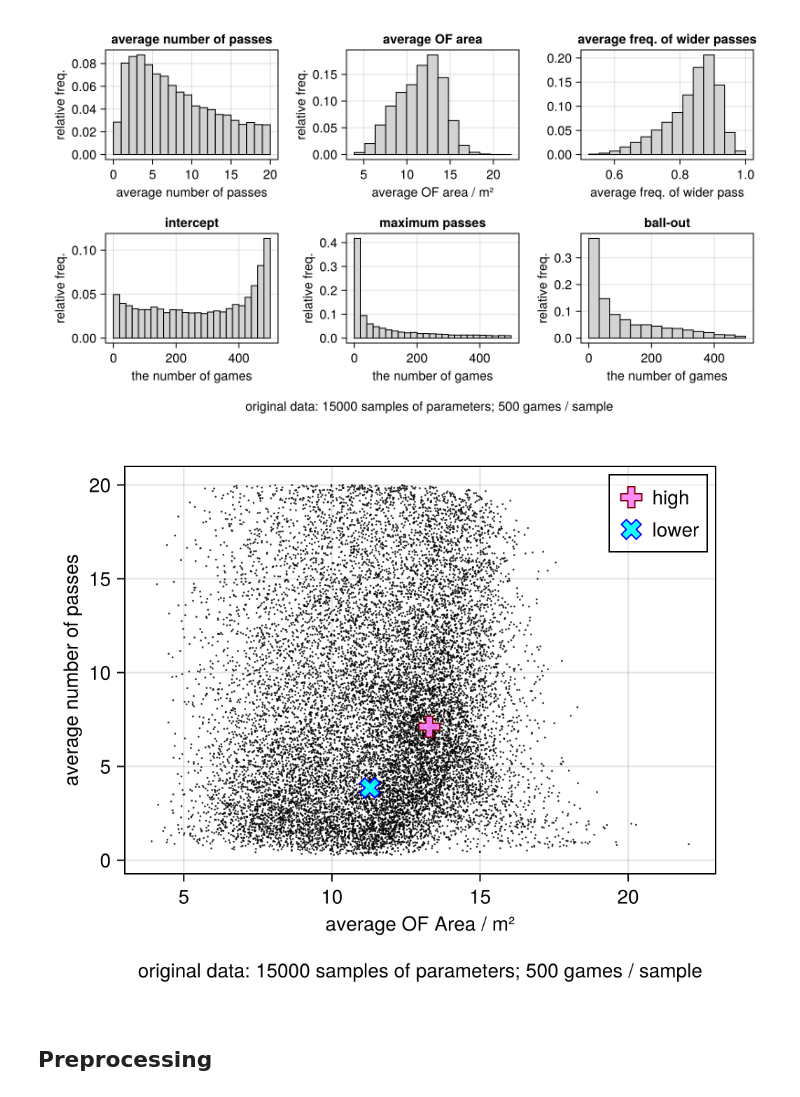
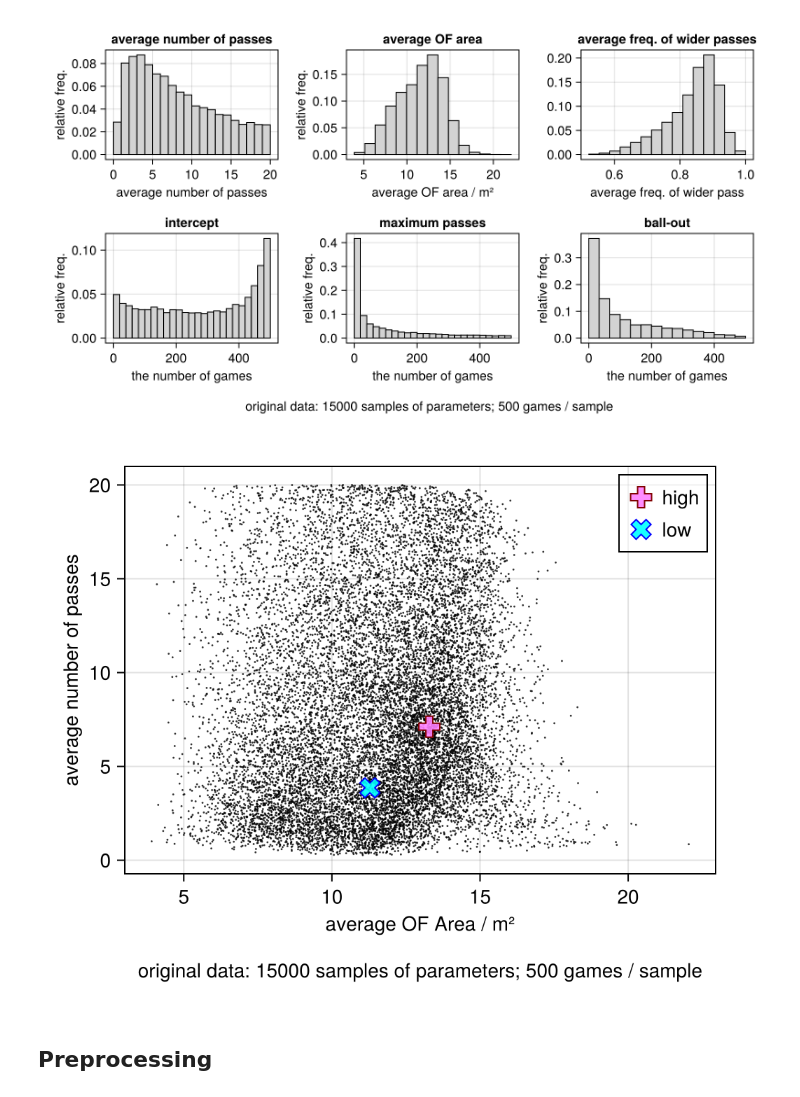
Before and after one commit to ishiihidemasa/25-dynamical-modelling-3v1-ball-possession, a Jupyter notebook: scripts/plot-sim-dataset.ipynb, the cells around one changed output. Cells and saved outputs as stored; diff of their text form; code cells hidden in the pictures.

```diff
--- a/scripts/plot-sim-dataset.ipynb
+++ b/scripts/plot-sim-dataset.ipynb
@@ -91,35 +91,35 @@ ax = Axis(
     f[1, 1], xlabel="average OF Area / m²", ylabel="average number of passes"
 )
 sc_np_ma = scatter!(
     ax, data[!, :avearea_mean], data[!, :passcount_mean],
     color=(:black, 0.8), markersize=2,
 )
 markerstyle = Dict(
     :markersize => 20, :strokewidth => 1,
 )
 # grayscale = 0.299 R + 0.587 G + 0.114 B
 m_top = scatter!(ax, emp_ma.top, emp_np.top,
     marker=:cross, label="high",
     color=RGBAf(1, 0.5, 1, 0.9), strokecolor=RGBf(0.5, 0, 0);
     markerstyle...
 )
 m_sec = scatter!(ax, emp_ma.sec, emp_np.sec,
-    marker=:xcross, label="lower", color=(:cyan, 0.9), strokecolor=:blue;
+    marker=:xcross, label="low", color=(:cyan, 0.9), strokecolor=:blue;
     markerstyle...
 )
 axislegend(ax, position=:rt, backgroundcolor=(:white, 0.5))
 Label(
     f[2, 1],
     "original data: " *
     "$(size(data)[1]) samples of parameters; $(numtrial) games / sample",
 )
 # adjust axis size
 colsize!(f.layout, 1, Relative(1))
 
 #save("$dirname-org-area-numpass-scatter.pdf", f)
 f
 # %% [output]
-[figure, old version]
+[figure, new version]
 # %% [markdown]
 ## Preprocessing
 # %%
```
Also changed, not shown: parts of 1 cell of this notebook, 6 other files.
